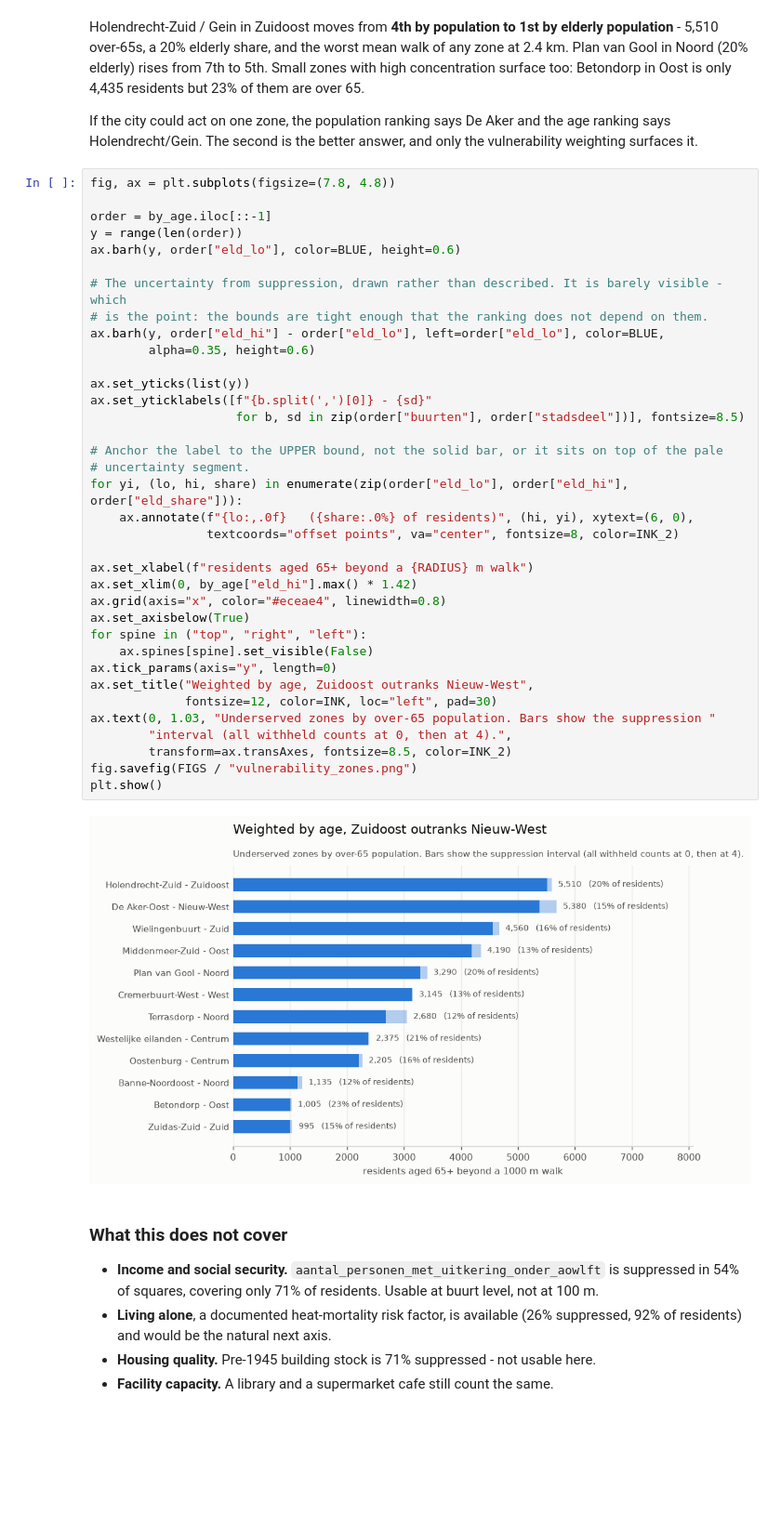
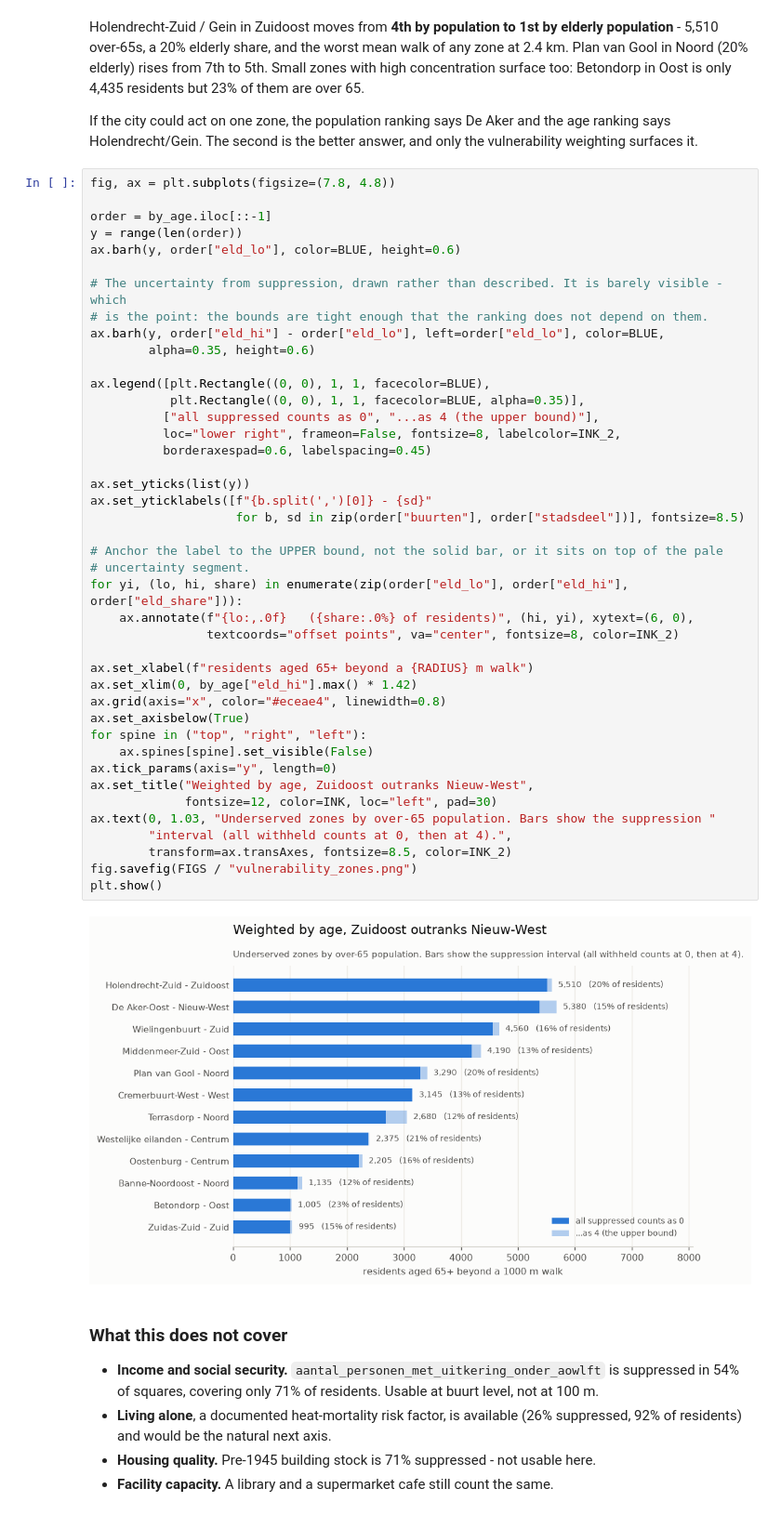
Before and after one commit to NojusStankevicius/koeltekaart-analysis, a Jupyter notebook: koeltekaart.ipynb, the cells around one changed output. Shown at 93% size. Drawn from its saved outputs; the diff is of its cells as text; blank space fills up the shorter version.

```diff
--- a/koeltekaart.ipynb
+++ b/koeltekaart.ipynb
@@ -1044,34 +1050,40 @@ ax.barh(y, order["eld_lo"], color=BLUE, height=0.6)
 # The uncertainty from suppression, drawn rather than described. It is barely visible - which
 # is the point: the bounds are tight enough that the ranking does not depend on them.
 ax.barh(y, order["eld_hi"] - order["eld_lo"], left=order["eld_lo"], color=BLUE,
         alpha=0.35, height=0.6)
+
+ax.legend([plt.Rectangle((0, 0), 1, 1, facecolor=BLUE),
+           plt.Rectangle((0, 0), 1, 1, facecolor=BLUE, alpha=0.35)],
+          ["all suppressed counts as 0", "...as 4 (the upper bound)"],
+          loc="lower right", frameon=False, fontsize=8, labelcolor=INK_2,
+          borderaxespad=0.6, labelspacing=0.45)
 
 ax.set_yticks(list(y))
 ax.set_yticklabels([f"{b.split(',')[0]} - {sd}"
                     for b, sd in zip(order["buurten"], order["stadsdeel"])], fontsize=8.5)
 
 # Anchor the label to the UPPER bound, not the solid bar, or it sits on top of the pale
 # uncertainty segment.
 for yi, (lo, hi, share) in enumerate(zip(order["eld_lo"], order["eld_hi"], order["eld_share"])):
     ax.annotate(f"{lo:,.0f}   ({share:.0%} of residents)", (hi, yi), xytext=(6, 0),
                 textcoords="offset points", va="center", fontsize=8, color=INK_2)
 
 ax.set_xlabel(f"residents aged 65+ beyond a {RADIUS} m walk")
 ax.set_xlim(0, by_age["eld_hi"].max() * 1.42)
 ax.grid(axis="x", color="#eceae4", linewidth=0.8)
 ax.set_axisbelow(True)
 for spine in ("top", "right", "left"):
     ax.spines[spine].set_visible(False)
 ax.tick_params(axis="y", length=0)
 ax.set_title("Weighted by age, Zuidoost outranks Nieuw-West",
              fontsize=12, color=INK, loc="left", pad=30)
 ax.text(0, 1.03, "Underserved zones by over-65 population. Bars show the suppression "
         "interval (all withheld counts at 0, then at 4).",
         transform=ax.transAxes, fontsize=8.5, color=INK_2)
 fig.savefig(FIGS / "vulnerability_zones.png")
 plt.show()
 # %% [output]
-[figure, old version]
+[figure, new version]
 # %% [markdown]
 ### What this does not cover
 
```
Also changed, not shown: parts of 5 cells of this notebook, 9 other files.
